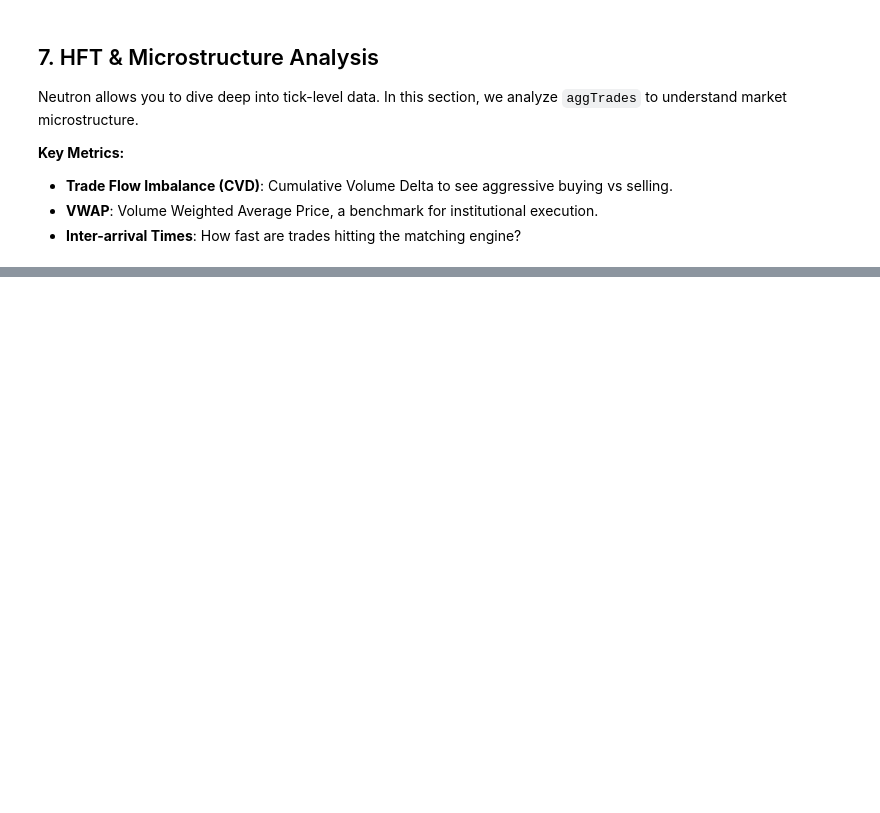
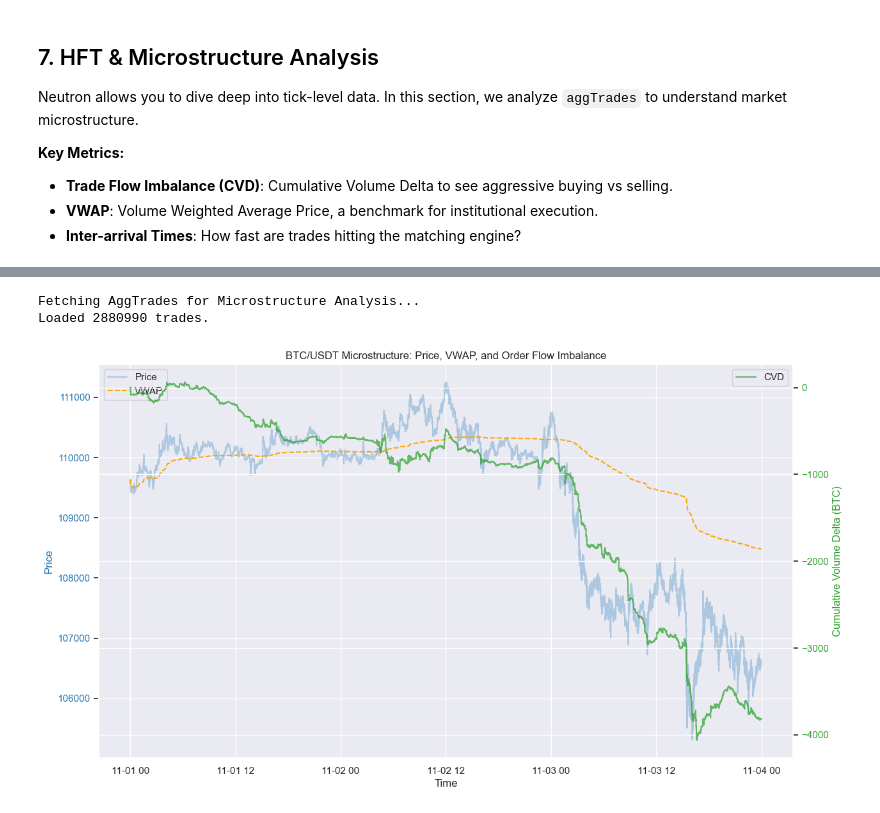
Before and after one commit to thezensensei11/neutron, a Jupyter notebook: examples/neutron_demo.ipynb, the cells around one changed output, grey strips where cells are left out. Cells and saved outputs as stored; diff of their text form; code cells hidden in the pictures; blank space fills up the shorter version.

```diff
--- a/examples/neutron_demo.ipynb
+++ b/examples/neutron_demo.ipynb
@@ -240,8 +240,8 @@ df_trades = crawler.get_data(
     data_type='aggTrades',
     exchange='binance',
     symbol='BTC/USDT',
-    start_date='2024-11-15T00:00:00',
-    end_date='2024-11-15T01:00:00',
+    start_date='2025-11-01T00:00:00',
+    end_date='2025-11-05T00:00:00',
     instrument_type='spot'
 )
 
@@ -286,3 +286,4 @@ if not df_trades.empty:
 
 else:
     print("No aggTrades data found. Did you run the backfill?")
+# %% [output]
@@ -289,3 +292,6 @@ else:
+Fetching AggTrades for Microstructure Analysis...
+Loaded 2880990 trades.
+[figure, added]
 # %%
 
 # 5. Inter-arrival Times (Latency Analysis)
```
Also changed, not shown: parts of 3 cells of this notebook, 57 other files.
